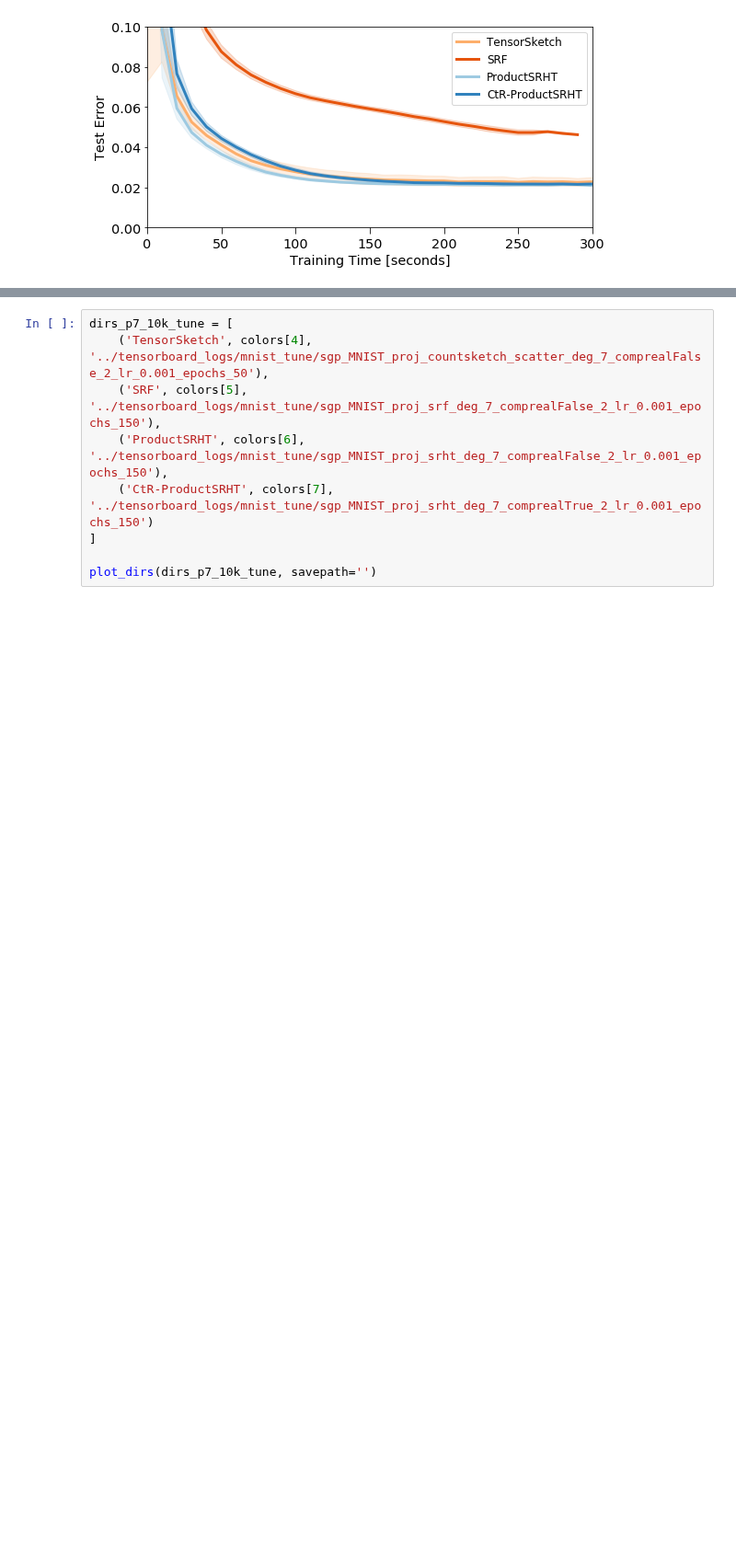
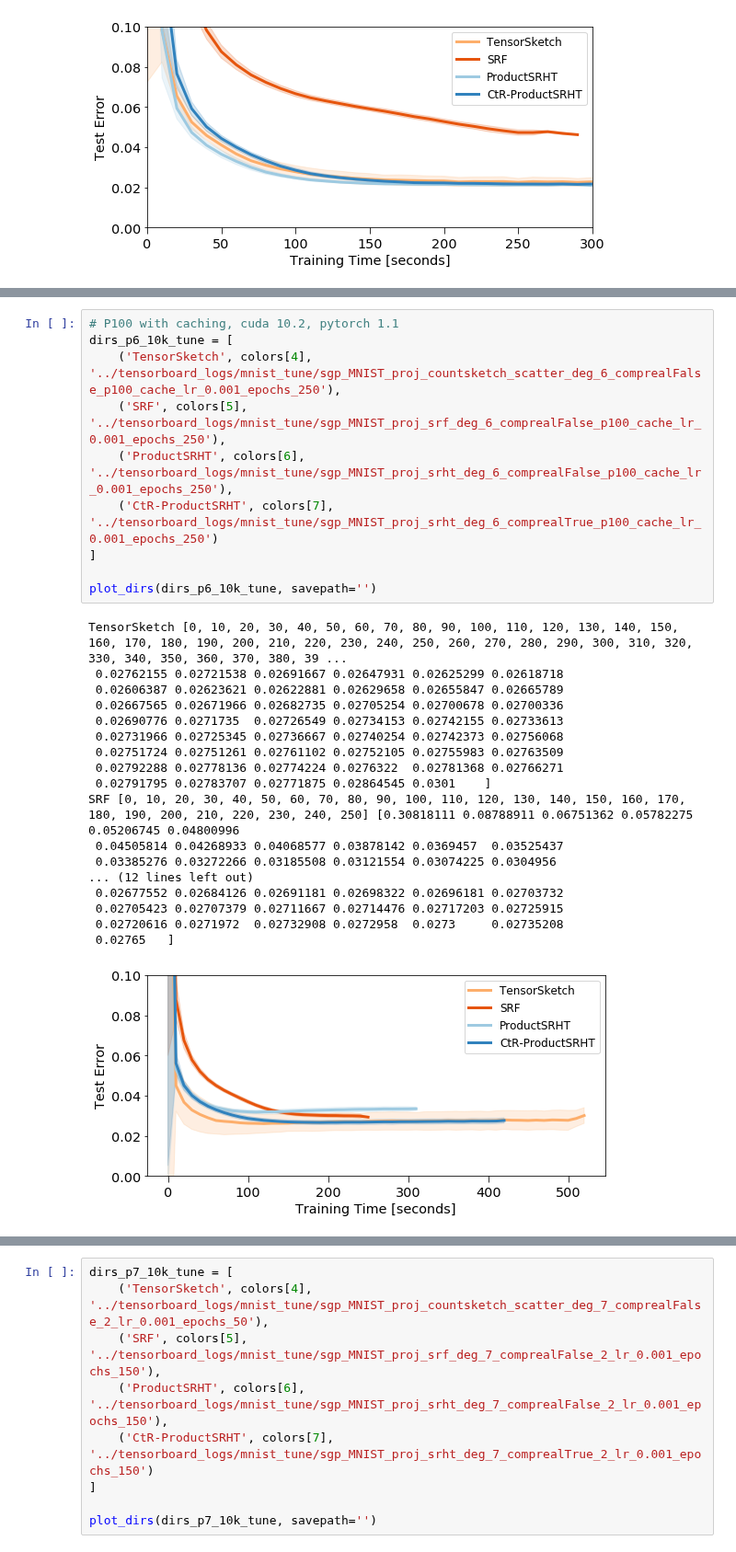
Before and after one commit to joneswack/dp-rfs, a Jupyter notebook: notebooks/read-tf-logs.ipynb, the cells around one changed output, grey strips where cells are left out. Shown at 92% size. Drawn from its saved outputs; the diff is of its cells as text; blank space fills up the shorter version.

```diff
--- a/notebooks/read-tf-logs.ipynb
+++ b/notebooks/read-tf-logs.ipynb
@@ -197,0 +201,29 @@ TensorSketch [0, 10, 20, 30, 40, 50, 60, 70, 80, 90, 100, 110, 120, 130, 140, 15
+# %%
+# P100 with caching, cuda 10.2, pytorch 1.1
+dirs_p6_10k_tune = [
+    ('TensorSketch', colors[4], '../tensorboard_logs/mnist_tune/sgp_MNIST_proj_countsketch_scatter_deg_6_comprealFalse_p100_cache_lr_0.001_epochs_250'),
+    ('SRF', colors[5], '../tensorboard_logs/mnist_tune/sgp_MNIST_proj_srf_deg_6_comprealFalse_p100_cache_lr_0.001_epochs_250'),
+    ('ProductSRHT', colors[6], '../tensorboard_logs/mnist_tune/sgp_MNIST_proj_srht_deg_6_comprealFalse_p100_cache_lr_0.001_epochs_250'),
+    ('CtR-ProductSRHT', colors[7], '../tensorboard_logs/mnist_tune/sgp_MNIST_proj_srht_deg_6_comprealTrue_p100_cache_lr_0.001_epochs_250')
+]
+
+plot_dirs(dirs_p6_10k_tune, savepath='')
+# %% [output]
+TensorSketch [0, 10, 20, 30, 40, 50, 60, 70, 80, 90, 100, 110, 120, 130, 140, 150, 160, 170, 180, 190, 200, 210, 220, 230, 240, 250, 260, 270, 280, 290, 300, 310, 320, 330, 340, 350, 360, 370, 380, 39 ...
+ 0.02762155 0.02721538 0.02691667 0.02647931 0.02625299 0.02618718
+ 0.02606387 0.02623621 0.02622881 0.02629658 0.02655847 0.02665789
+ 0.02667565 0.02671966 0.02682735 0.02705254 0.02700678 0.02700336
+ 0.02690776 0.0271735  0.02726549 0.02734153 0.02742155 0.02733613
+ 0.02731966 0.02725345 0.02736667 0.02740254 0.02742373 0.02756068
+ 0.02751724 0.02751261 0.02761102 0.02752105 0.02755983 0.02763509
+ 0.02792288 0.02778136 0.02774224 0.0276322  0.02781368 0.02766271
+ 0.02791795 0.02783707 0.02771875 0.02864545 0.0301    ]
+SRF [0, 10, 20, 30, 40, 50, 60, 70, 80, 90, 100, 110, 120, 130, 140, 150, 160, 170, 180, 190, 200, 210, 220, 230, 240, 250] [0.30818111 0.08788911 0.06751362 0.05782275 0.05206745 0.04800996
+ 0.04505814 0.04268933 0.04068577 0.03878142 0.0369457  0.03525437
+ 0.03385276 0.03272266 0.03185508 0.03121554 0.03074225 0.0304956
+... (12 lines left out)
+ 0.02677552 0.02684126 0.02691181 0.02698322 0.02696181 0.02703732
+ 0.02705423 0.02707379 0.02711667 0.02714476 0.02717203 0.02725915
+ 0.02720616 0.0271972  0.02732908 0.0272958  0.0273     0.02735208
+ 0.02765   ]
+[figure, added]
```
Also changed, not shown: parts of 8 cells of this notebook, 11 other files.
